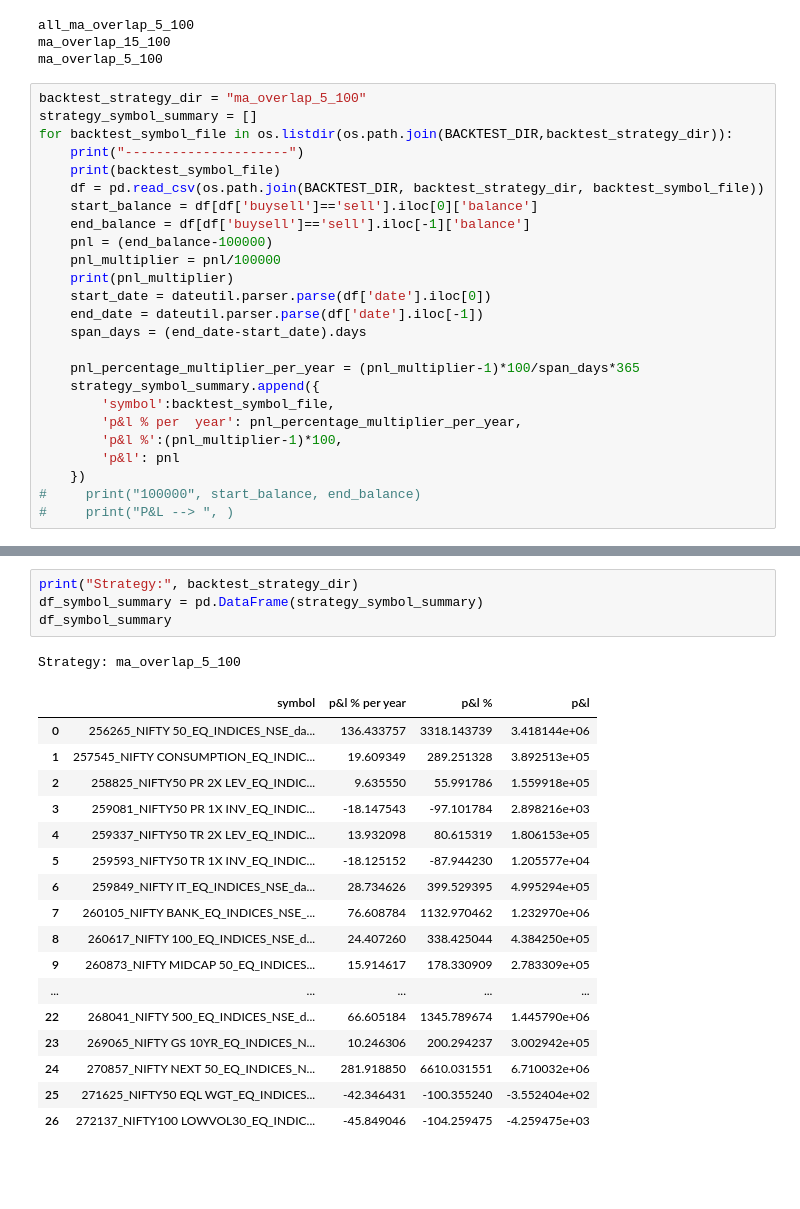
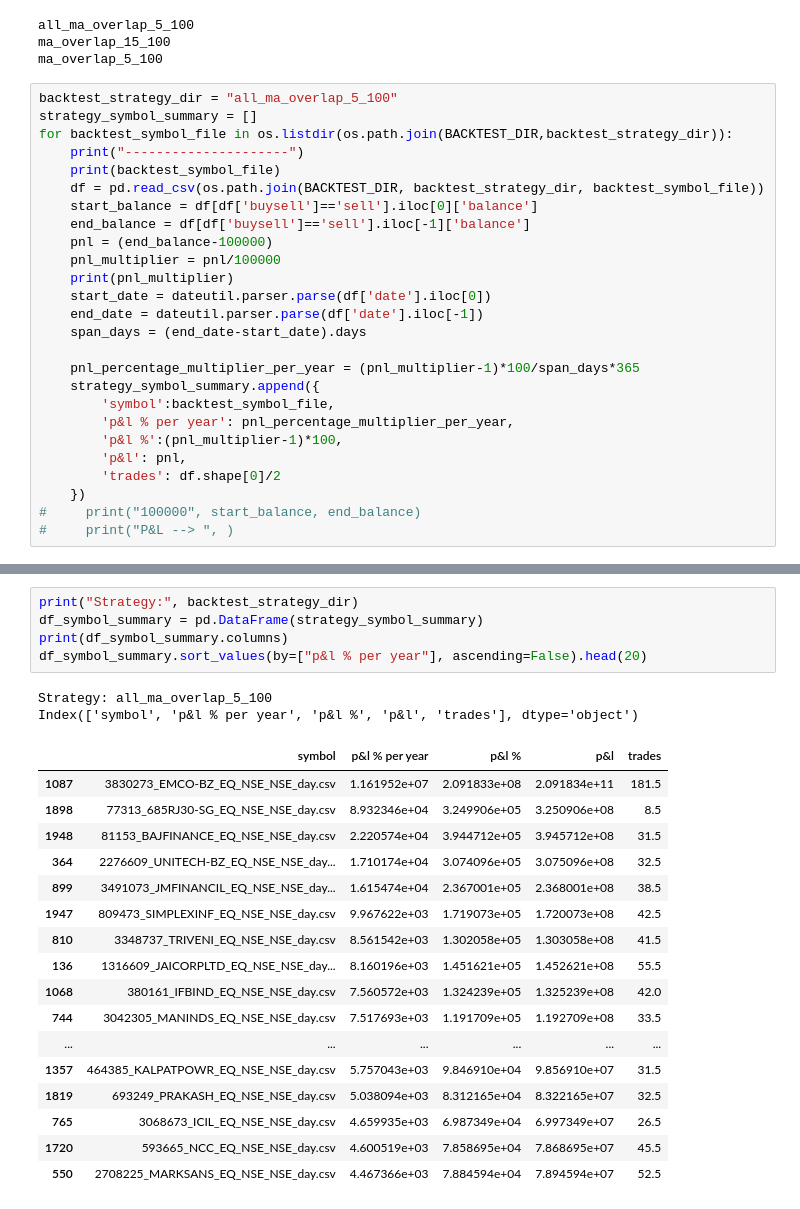
Before and after one commit to binarysentient/bsstonks, a Jupyter notebook: backtest_stategies_analysis.ipynb, the cells around one changed output, grey strips where cells are left out. Saved outputs shown, nothing was run; the diff lists cells and outputs as text; blank space fills up the shorter version.

```diff
--- a/backtest_stategies_analysis.ipynb
+++ b/backtest_stategies_analysis.ipynb
@@ -31,7 +31,7 @@ all_ma_overlap_5_100
 ma_overlap_15_100
 ma_overlap_5_100
 # %%
-backtest_strategy_dir = "ma_overlap_5_100"
+backtest_strategy_dir = "all_ma_overlap_5_100"
 strategy_symbol_summary = []
 for backtest_symbol_file in os.listdir(os.path.join(BACKTEST_DIR,backtest_strategy_dir)):
     print("---------------------")
@@ -49,9 +49,10 @@ for backtest_symbol_file in os.listdir(os.path.join(BACKTEST_DIR,backtest_strate
     pnl_percentage_multiplier_per_year = (pnl_multiplier-1)*100/span_days*365
     strategy_symbol_summary.append({
         'symbol':backtest_symbol_file,
-        'p&l % per  year': pnl_percentage_multiplier_per_year,
+        'p&l % per year': pnl_percentage_multiplier_per_year,
         'p&l %':(pnl_multiplier-1)*100,
-        'p&l': pnl
+        'p&l': pnl,
+        'trades': df.shape[0]/2
     })
 #     print("100000", start_balance, end_balance)
 #     print("P&L --> ", )
@@ -76,24 +77,26 @@ for backtest_symbol_file in os.listdir(os.path.join(BACKTEST_DIR,backtest_strate
 # %%
 print("Strategy:", backtest_strategy_dir)
 df_symbol_summary = pd.DataFrame(strategy_symbol_summary)
-df_symbol_summary
+print(df_symbol_summary.columns)
+df_symbol_summary.sort_values(by=["p&l % per year"], ascending=False).head(20)
 # %% [output]
-Strategy: ma_overlap_5_100
+Strategy: all_ma_overlap_5_100
+Index(['symbol', 'p&l % per year', 'p&l %', 'p&l', 'trades'], dtype='object')
-|  | symbol | p&l % per year | p&l % | p&l |
-| 0 | 256265_NIFTY 50_EQ_INDICES_NSE_da... | 136.433757 | 3318.143739 | 3.418144e+06 |
-| 1 | 257545_NIFTY CONSUMPTION_EQ_INDIC... | 19.609349 | 289.251328 | 3.892513e+05 |
-| 2 | 258825_NIFTY50 PR 2X LEV_EQ_INDIC... | 9.635550 | 55.991786 | 1.559918e+05 |
-| 3 | 259081_NIFTY50 PR 1X INV_EQ_INDIC... | -18.147543 | -97.101784 | 2.898216e+03 |
-| 4 | 259337_NIFTY50 TR 2X LEV_EQ_INDIC... | 13.932098 | 80.615319 | 1.806153e+05 |
-| 5 | 259593_NIFTY50 TR 1X INV_EQ_INDIC... | -18.125152 | -87.944230 | 1.205577e+04 |
-| 6 | 259849_NIFTY IT_EQ_INDICES_NSE_da... | 28.734626 | 399.529395 | 4.995294e+05 |
-| 7 | 260105_NIFTY BANK_EQ_INDICES_NSE_... | 76.608784 | 1132.970462 | 1.232970e+06 |
-| 8 | 260617_NIFTY 100_EQ_INDICES_NSE_d... | 24.407260 | 338.425044 | 4.384250e+05 |
-| 9 | 260873_NIFTY MIDCAP 50_EQ_INDICES... | 15.914617 | 178.330909 | 2.783309e+05 |
-| ... | ... | ... | ... | ... |
-| 22 | 268041_NIFTY 500_EQ_INDICES_NSE_d... | 66.605184 | 1345.789674 | 1.445790e+06 |
-| 23 | 269065_NIFTY GS 10YR_EQ_INDICES_N... | 10.246306 | 200.294237 | 3.002942e+05 |
-| 24 | 270857_NIFTY NEXT 50_EQ_INDICES_N... | 281.918850 | 6610.031551 | 6.710032e+06 |
-| 25 | 271625_NIFTY50 EQL WGT_EQ_INDICES... | -42.346431 | -100.355240 | -3.552404e+02 |
-| 26 | 272137_NIFTY100 LOWVOL30_EQ_INDIC... | -45.849046 | -104.259475 | -4.259475e+03 |
+|  | symbol | p&l % per year | p&l % | p&l | trades |
+| 1087 | 3830273_EMCO-BZ_EQ_NSE_NSE_day.csv | 1.161952e+07 | 2.091833e+08 | 2.091834e+11 | 181.5 |
+| 1898 | 77313_685RJ30-SG_EQ_NSE_NSE_day.csv | 8.932346e+04 | 3.249906e+05 | 3.250906e+08 | 8.5 |
+| 1948 | 81153_BAJFINANCE_EQ_NSE_NSE_day.csv | 2.220574e+04 | 3.944712e+05 | 3.945712e+08 | 31.5 |
+| 364 | 2276609_UNITECH-BZ_EQ_NSE_NSE_day... | 1.710174e+04 | 3.074096e+05 | 3.075096e+08 | 32.5 |
+| 899 | 3491073_JMFINANCIL_EQ_NSE_NSE_day... | 1.615474e+04 | 2.367001e+05 | 2.368001e+08 | 38.5 |
+| 1947 | 809473_SIMPLEXINF_EQ_NSE_NSE_day.csv | 9.967622e+03 | 1.719073e+05 | 1.720073e+08 | 42.5 |
+| 810 | 3348737_TRIVENI_EQ_NSE_NSE_day.csv | 8.561542e+03 | 1.302058e+05 | 1.303058e+08 | 41.5 |
+| 136 | 1316609_JAICORPLTD_EQ_NSE_NSE_day... | 8.160196e+03 | 1.451621e+05 | 1.452621e+08 | 55.5 |
+| 1068 | 380161_IFBIND_EQ_NSE_NSE_day.csv | 7.560572e+03 | 1.324239e+05 | 1.325239e+08 | 42.0 |
+| 744 | 3042305_MANINDS_EQ_NSE_NSE_day.csv | 7.517693e+03 | 1.191709e+05 | 1.192709e+08 | 33.5 |
+| ... | ... | ... | ... | ... | ... |
+| 1357 | 464385_KALPATPOWR_EQ_NSE_NSE_day.csv | 5.757043e+03 | 9.846910e+04 | 9.856910e+07 | 31.5 |
+| 1819 | 693249_PRAKASH_EQ_NSE_NSE_day.csv | 5.038094e+03 | 8.312165e+04 | 8.322165e+07 | 32.5 |
+| 765 | 3068673_ICIL_EQ_NSE_NSE_day.csv | 4.659935e+03 | 6.987349e+04 | 6.997349e+07 | 26.5 |
+| 1720 | 593665_NCC_EQ_NSE_NSE_day.csv | 4.600519e+03 | 7.858695e+04 | 7.868695e+07 | 45.5 |
+| 550 | 2708225_MARKSANS_EQ_NSE_NSE_day.csv | 4.467366e+03 | 7.884594e+04 | 7.894594e+07 | 52.5 |
 # %%
```
Also changed, not shown: parts of 2 cells of this notebook, 1 other file.
